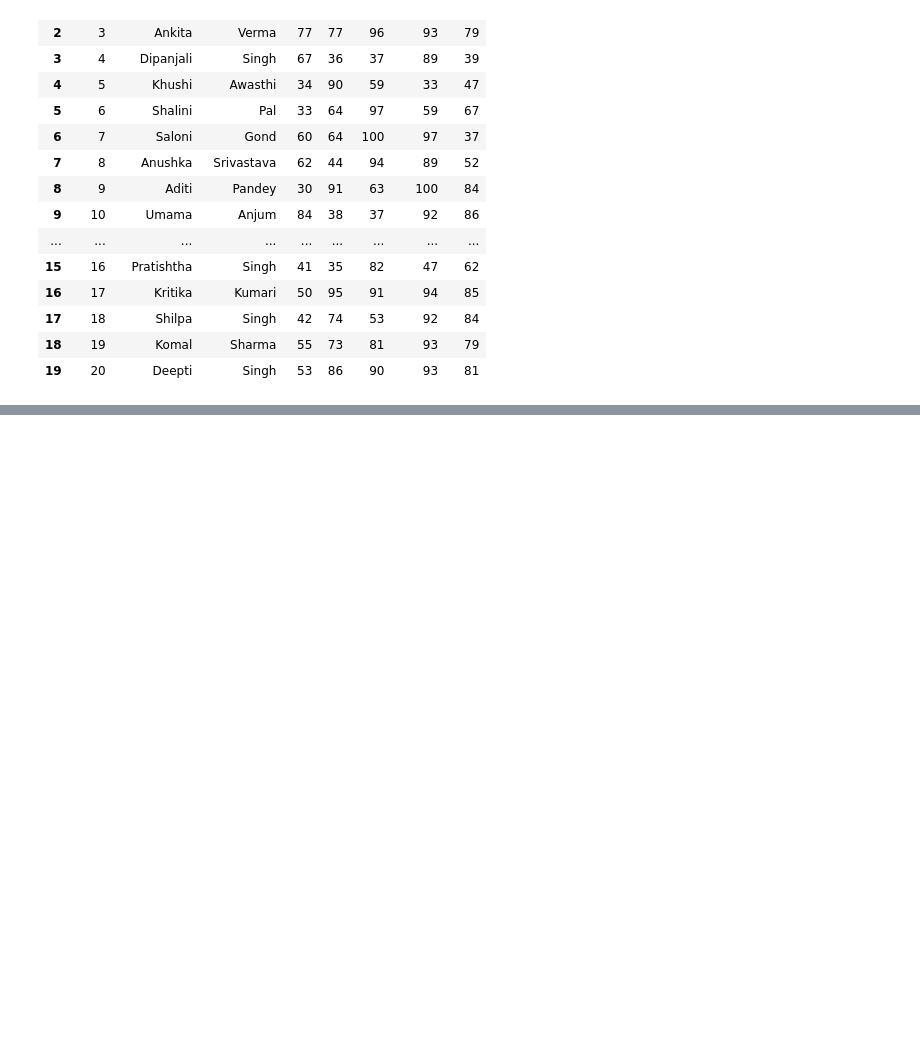
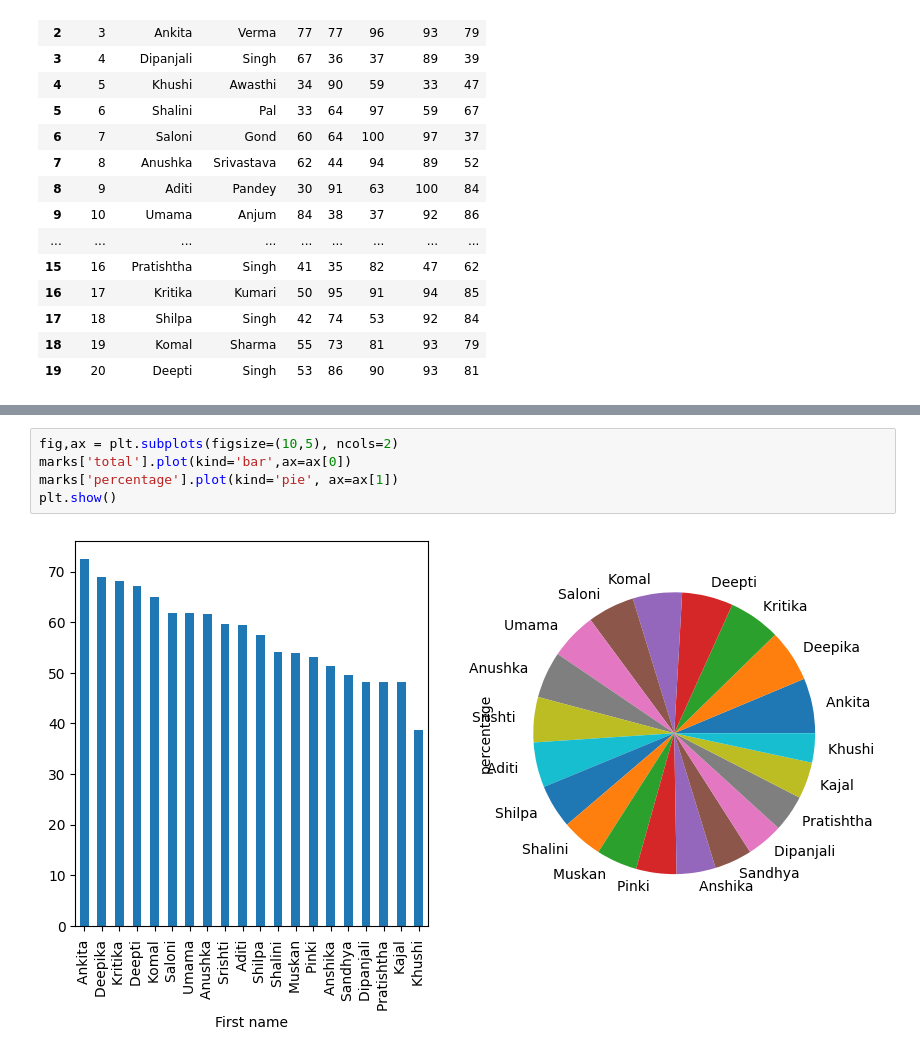
Before and after one commit to anshikayadav12/digipodium-data-analytics, a Jupyter notebook: analysis1.ipynb, the cells around one changed output, grey strips where cells are left out. Drawn from its saved outputs; the diff is of its cells as text; blank space fills up the shorter version.

```diff
--- a/analysis1.ipynb
+++ b/analysis1.ipynb
@@ -53,0 +271,7 @@ marks[['ECO','GFX','DBMS','DM','SE']].plot(kind='area',figsize=(10,5), title='EC
+# %%
+fig,ax = plt.subplots(figsize=(10,5), ncols=2)
+marks['total'].plot(kind='bar',ax=ax[0])
+marks['percentage'].plot(kind='pie', ax=ax[1])
+plt.show()
+# %% [output]
+[figure, added]
```
Also changed, not shown: parts of 19 cells of this notebook.
